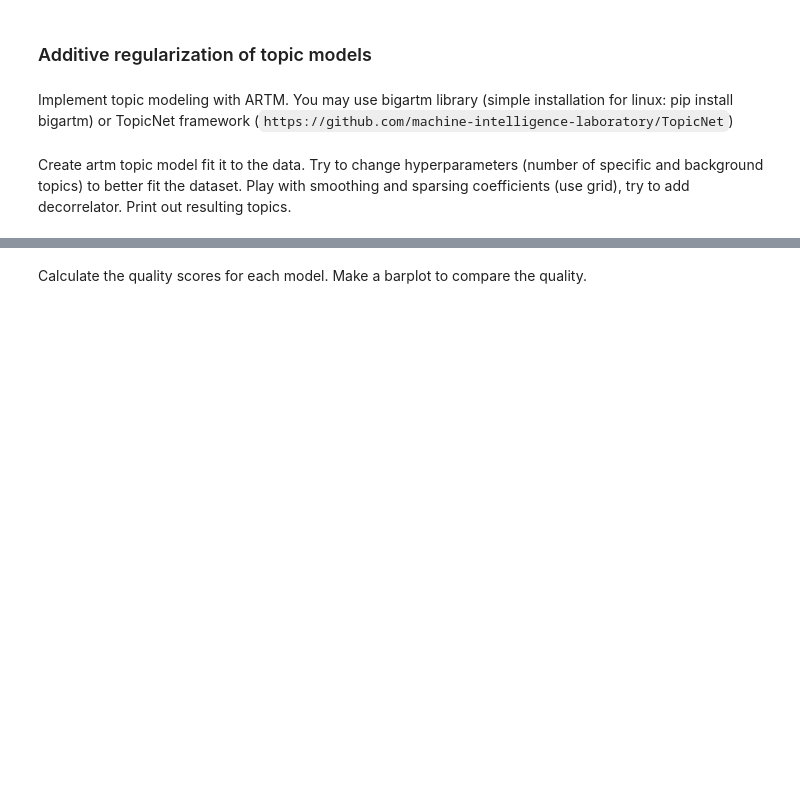
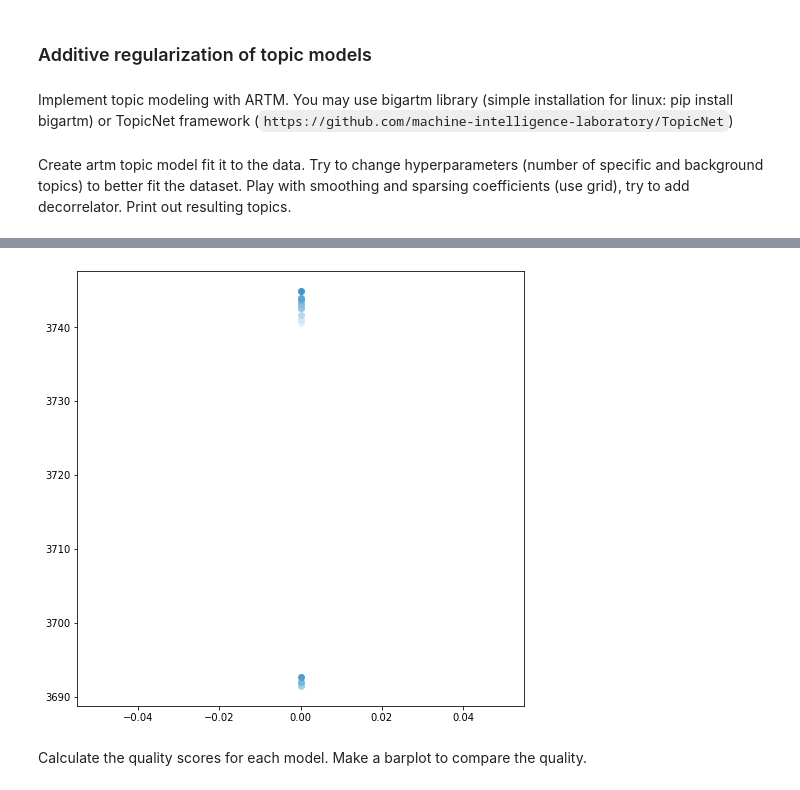
Before and after one commit to eegoro/Advanced-Natural-Language-Processing, a Jupyter notebook: hw1.ipynb, the cells around one changed output, grey strips where cells are left out. Drawn from its saved outputs; the diff is of its cells as text; code cells hidden in the pictures; blank space fills up the shorter version.

```diff
--- a/hw1.ipynb
+++ b/hw1.ipynb
@@ -330,0 +544,18 @@ Write a function to convert new documents to topics probabilities vectors.
+# %%
+from topicnet.cooking_machine.models.topic_model import TopicModel
+
+
+topic_model = TopicModel(artm_model, model_id='Groot')
+# %%
+coherence_score = artm.TopTokensScore(
+                            name='TopTokensCoherenceScore',
+                            class_id='@default_class',
+                            num_tokens=5)
+                            #topic_names=[u'topic_0',u'topic_1'],
+                            #dictionary=cooc_dict)
+# %%
+topic_model.scores.add(coherence_score)
+# %%
+from topicnet.cooking_machine.experiment import Experiment
+
+experiment = Experiment(experiment_id="exp3", save_path="experiments", topic_model=topic_model)
@@ -330,0 +634,16 @@ Write a function to convert new documents to topics probabilities vectors.
+# %%
+import numpy as np
+from matplotlib import cm
+
+tms = experiment.models
+colors = np.linspace(0, 0.65, len(tms))
+
+plt.figure(figsize=(8,8))
+
+for i, tm in enumerate(list(tms.values())[1:]):
+    score = tm.scores['PerplexityScore@lemmatized']
+    plt.plot(score, 'o-', color=cm.Blues(colors[i]))
+
+plt.show()
+# %% [output]
+[figure, added]
@@ -331,2 +709,3 @@ Write a function to convert new documents to topics probabilities vectors.
 # %% [markdown]
-Calculate the quality scores for each model. Make a barplot to compare the quality.
+Calculate the quality scores for each model. Make a
+barplot to compare the quality.
```
Also changed, not shown: parts of 31 cells of this notebook.
